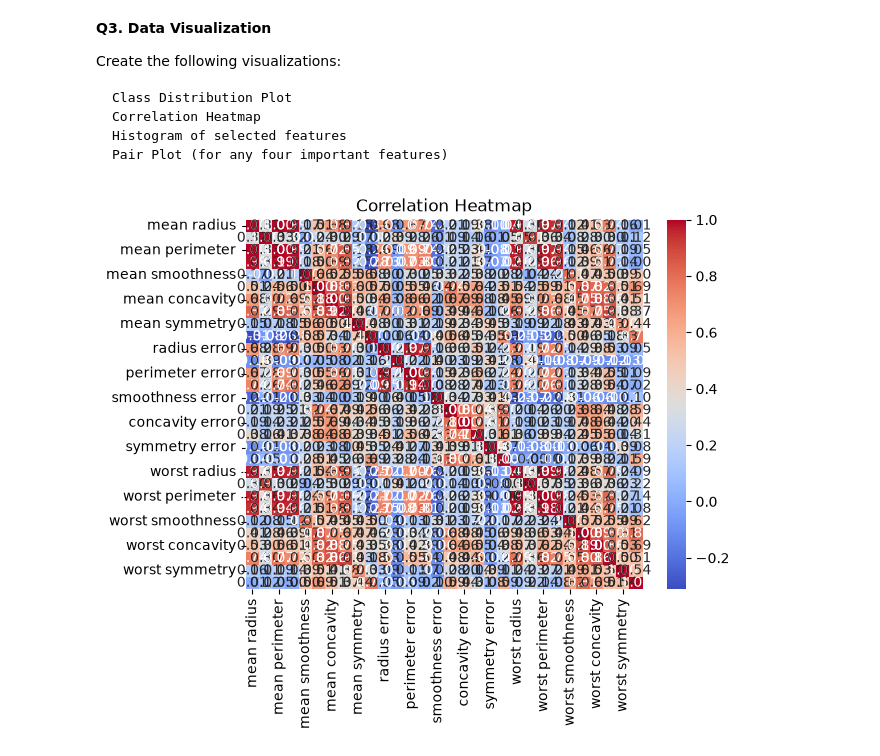
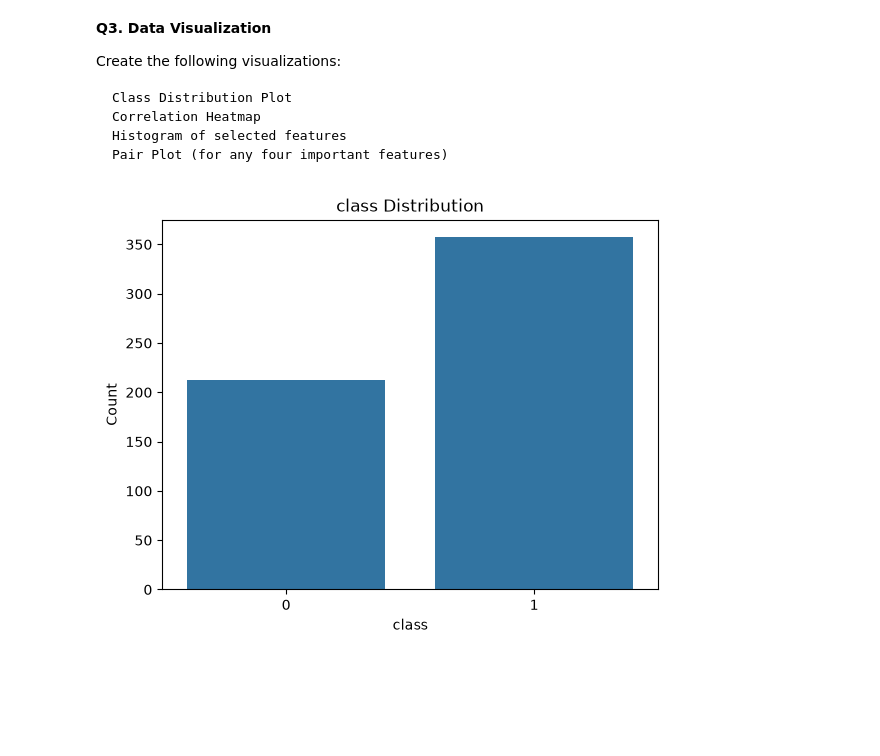
Before and after one commit to vaishu1076/Machine-Learning, a Jupyter notebook: Linear Regression/Logistic regression.ipynb/Logistic Regression assignment.ipynb, the cells around one changed output. Saved outputs shown, nothing was run; the diff lists cells and outputs as text; code cells hidden in the pictures; blank space fills up the shorter version.

```diff
--- a/Linear Regression/Logistic regression.ipynb/Logistic Regression assignment.ipynb
+++ b/Linear Regression/Logistic regression.ipynb/Logistic Regression assignment.ipynb
@@ -145,9 +152,10 @@ Create the following visualizations:
 # %%
 import seaborn as sns
 import matplotlib.pyplot as plt
-plt.Figure(figsize=(20,10))
-sns.heatmap(df_x.corr(),annot=True,cmap="coolwarm",fmt=".2f")
-plt.title("Correlation Heatmap")
+sns.countplot(x=y_series)
+plt.title("class Distribution")
+plt.xlabel("class")
+plt.ylabel("Count")
 plt.show()
 # %% [output]
-[figure, old version]
+[figure, new version]
```
Also changed, not shown: parts of 32 cells of this notebook, 4 other files.
